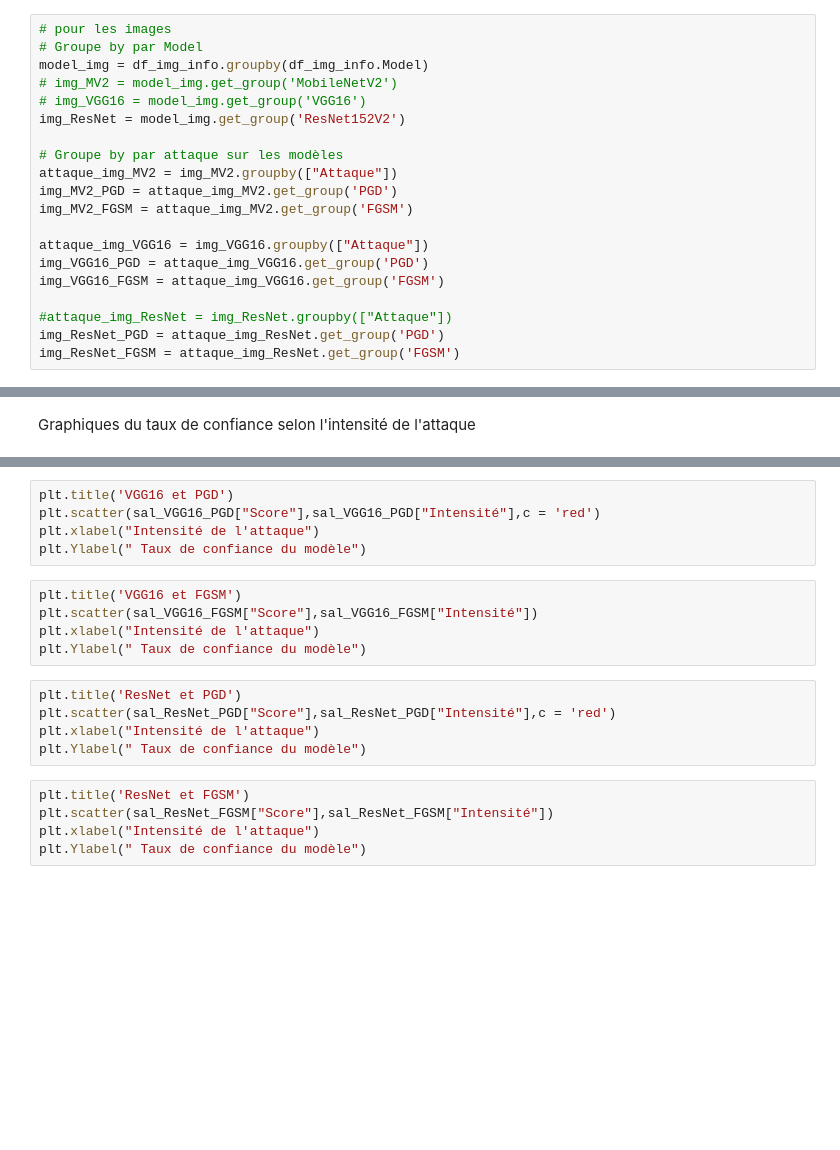
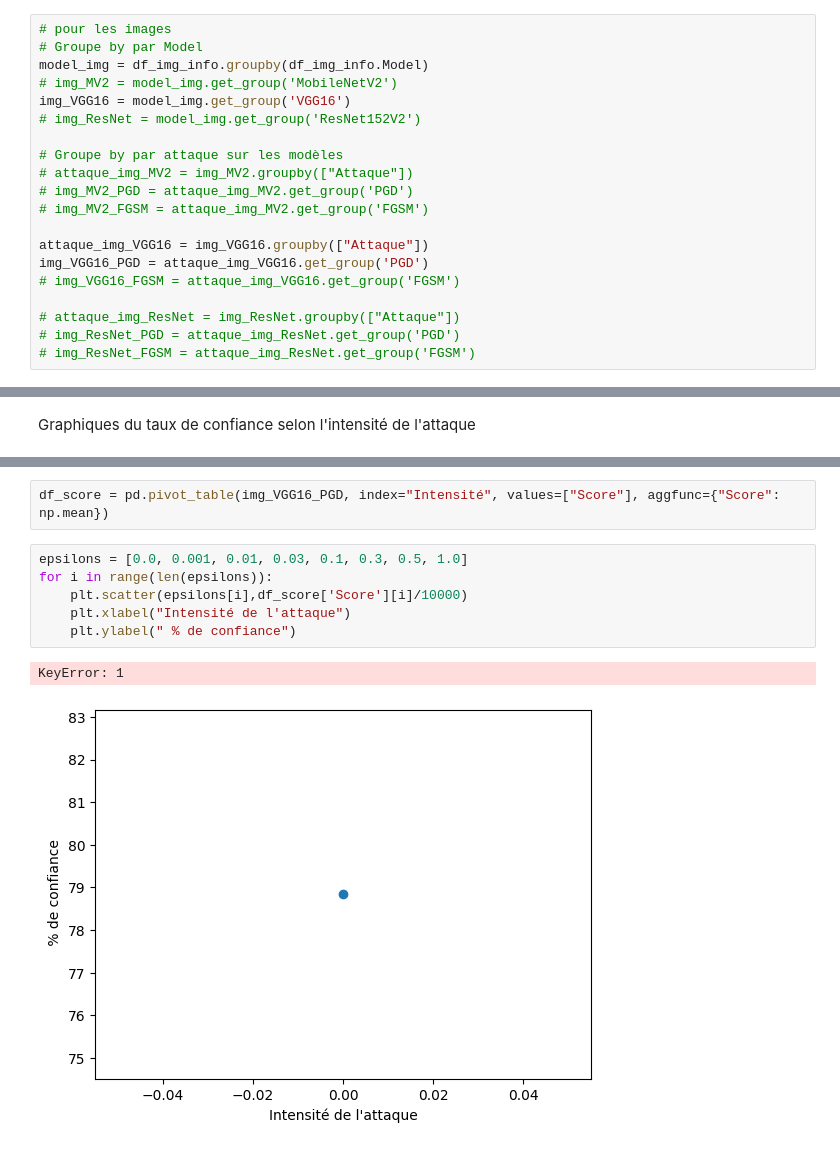
Before and after one commit to ArthurDelannoyazerty/S8-Explicability, a Jupyter notebook: final_dir/analysis_graph.ipynb, the cells around one changed output, grey strips where cells are left out. Cells and saved outputs as stored; diff of their text form; blank space fills up the shorter version.

Commit message:
graphique essaie

```diff
--- a/final_dir/analysis_graph.ipynb
+++ b/final_dir/analysis_graph.ipynb
@@ -18,18 +18,18 @@ Traitement
 # Groupe by par Model
 model_img = df_img_info.groupby(df_img_info.Model)
 # img_MV2 = model_img.get_group('MobileNetV2')
-# img_VGG16 = model_img.get_group('VGG16')
-img_ResNet = model_img.get_group('ResNet152V2')
+img_VGG16 = model_img.get_group('VGG16')
+# img_ResNet = model_img.get_group('ResNet152V2')
 
 # Groupe by par attaque sur les modèles
-attaque_img_MV2 = img_MV2.groupby(["Attaque"])
-img_MV2_PGD = attaque_img_MV2.get_group('PGD')
-img_MV2_FGSM = attaque_img_MV2.get_group('FGSM')
+# attaque_img_MV2 = img_MV2.groupby(["Attaque"])
+# img_MV2_PGD = attaque_img_MV2.get_group('PGD')
+# img_MV2_FGSM = attaque_img_MV2.get_group('FGSM')
 
 attaque_img_VGG16 = img_VGG16.groupby(["Attaque"])
 img_VGG16_PGD = attaque_img_VGG16.get_group('PGD')
-img_VGG16_FGSM = attaque_img_VGG16.get_group('FGSM')
+# img_VGG16_FGSM = attaque_img_VGG16.get_group('FGSM')
 
-#attaque_img_ResNet = img_ResNet.groupby(["Attaque"])
-img_ResNet_PGD = attaque_img_ResNet.get_group('PGD')
-img_ResNet_FGSM = attaque_img_ResNet.get_group('FGSM')
+# attaque_img_ResNet = img_ResNet.groupby(["Attaque"])
+# img_ResNet_PGD = attaque_img_ResNet.get_group('PGD')
+# img_ResNet_FGSM = attaque_img_ResNet.get_group('FGSM')
@@ -276,20 +268,11 @@ plt.Ylabel(" Taux de confiance du modèle")
-# %%
-plt.title('VGG16 et PGD')
-plt.scatter(sal_VGG16_PGD["Score"],sal_VGG16_PGD["Intensité"],c = 'red')
-plt.xlabel("Intensité de l'attaque")
-plt.Ylabel(" Taux de confiance du modèle")
-# %%
-plt.title('VGG16 et FGSM')
-plt.scatter(sal_VGG16_FGSM["Score"],sal_VGG16_FGSM["Intensité"])
-plt.xlabel("Intensité de l'attaque")
-plt.Ylabel(" Taux de confiance du modèle")
-# %%
-plt.title('ResNet et PGD')
-plt.scatter(sal_ResNet_PGD["Score"],sal_ResNet_PGD["Intensité"],c = 'red')
-plt.xlabel("Intensité de l'attaque")
-plt.Ylabel(" Taux de confiance du modèle")
-# %%
-plt.title('ResNet et FGSM')
-plt.scatter(sal_ResNet_FGSM["Score"],sal_ResNet_FGSM["Intensité"])
-plt.xlabel("Intensité de l'attaque")
-plt.Ylabel(" Taux de confiance du modèle")
+# %%
+df_score = pd.pivot_table(img_VGG16_PGD, index="Intensité", values=["Score"], aggfunc={"Score": np.mean})
+# %%
+epsilons = [0.0, 0.001, 0.01, 0.03, 0.1, 0.3, 0.5, 1.0]
+for i in range(len(epsilons)):
+    plt.scatter(epsilons[i],df_score['Score'][i]/10000)
+    plt.xlabel("Intensité de l'attaque")
+    plt.ylabel(" % de confiance")
+# %% [output]
+KeyError: 1
+[figure, added]
```
Also changed, not shown: parts of 11 cells of this notebook.
